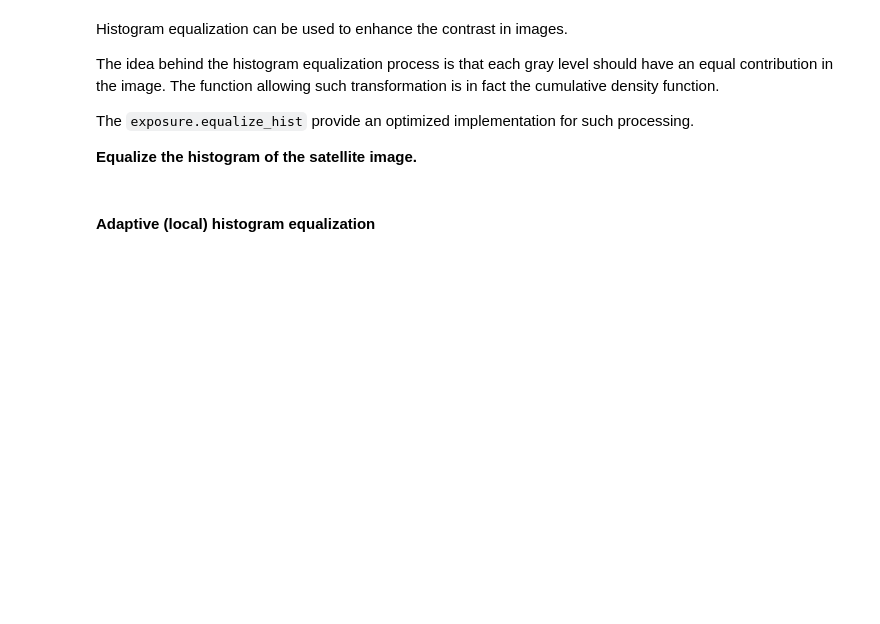
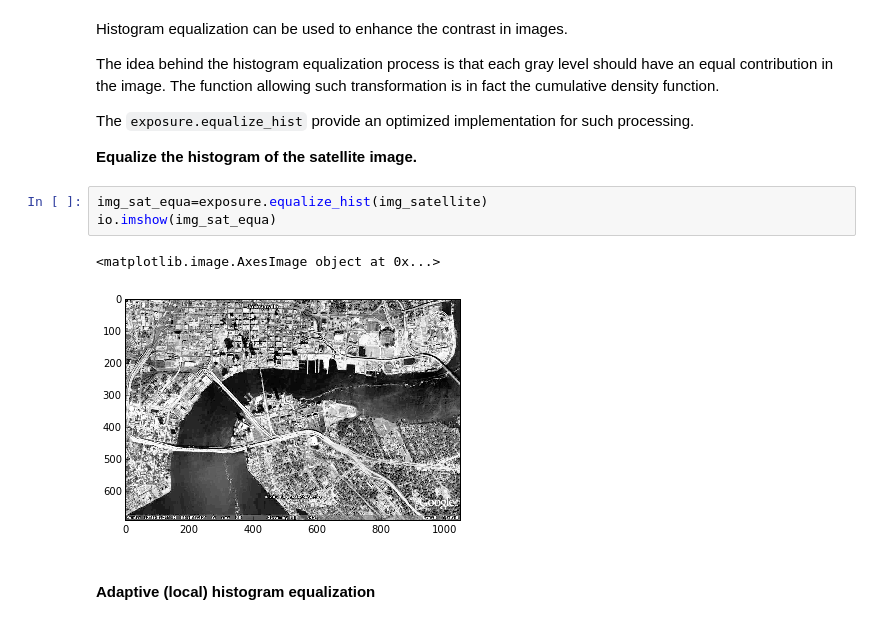
Before and after one commit to yanik-porto/B31XB-IIP-Introduction-skimage, a Jupyter notebook: 01-Introduction-skimage.ipynb, the cells around one changed output. Drawn from its saved outputs; the diff is of its cells as text; blank space fills up the shorter version.

```diff
--- a/01-Introduction-skimage.ipynb
+++ b/01-Introduction-skimage.ipynb
@@ -296,6 +305,12 @@ The idea behind the histogram equalization process is that each gray level shoul
 The `exposure.equalize_hist` provide an optimized implementation for such processing.
 
 **Equalize the histogram of the satellite image.**
+# %%
+img_sat_equa=exposure.equalize_hist(img_satellite)
+io.imshow(img_sat_equa)
+# %% [output]
+<matplotlib.image.AxesImage object at 0x...>
+[figure, added]
 # %% [markdown]
 #### Adaptive (local) histogram equalization
 # %% [markdown]
```
Also changed, not shown: parts of 8 cells of this notebook.
